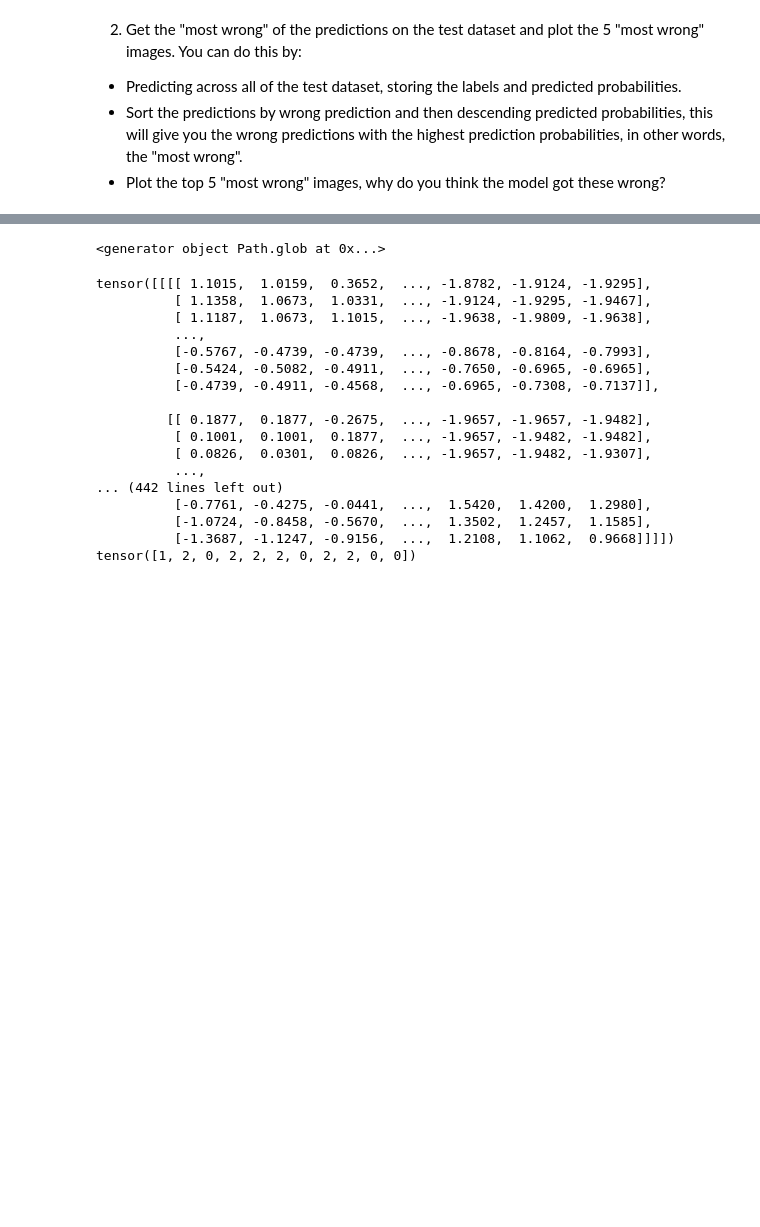
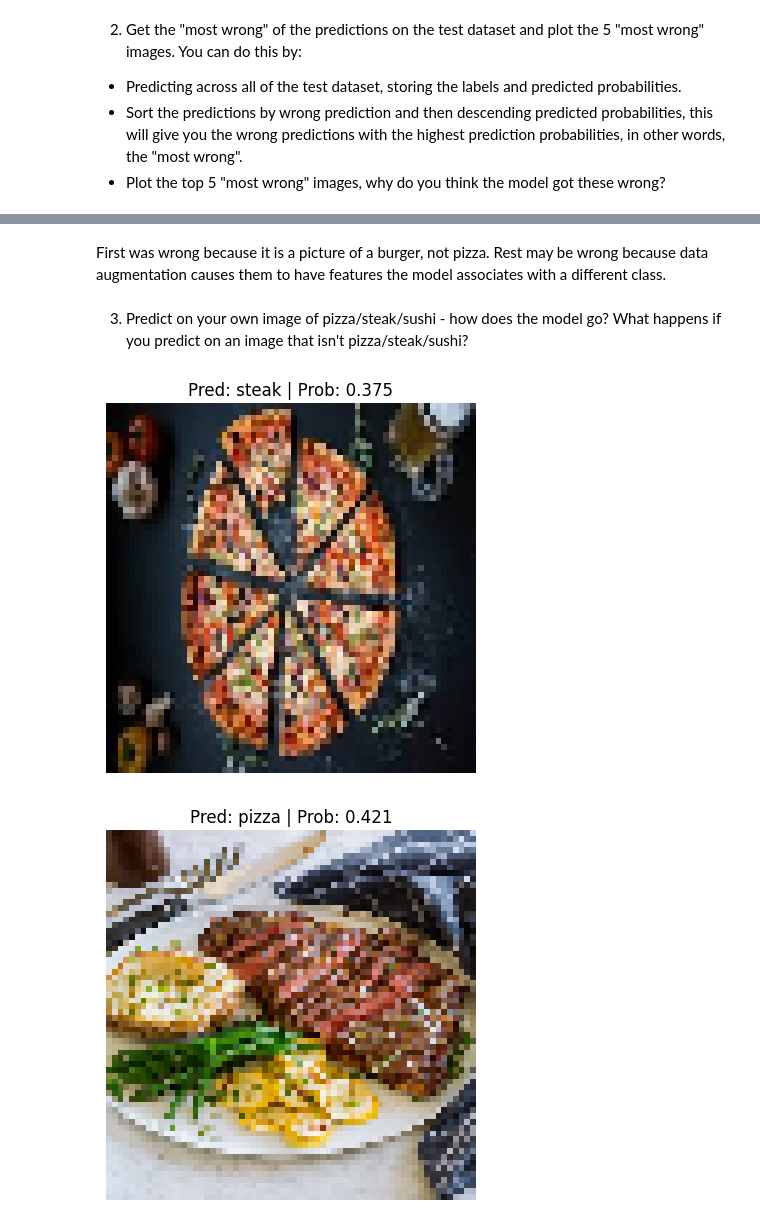
Before and after one commit to eac83/PyTorch_Practice, a Jupyter notebook: 06_PyTorch_Transfer_Learning.ipynb, the cells around one changed output, grey strips where cells are left out. Saved outputs shown, nothing was run; the diff lists cells and outputs as text; code cells hidden in the pictures; blank space fills up the shorter version.

```diff
--- a/06_PyTorch_Transfer_Learning.ipynb
+++ b/06_PyTorch_Transfer_Learning.ipynb
@@ -542,26 +514,48 @@ data/pizza_steak_sushi/test/steak/502076.jpg
-# %%
-print(Path(test_dir).glob('*/*.jpg'))
-# %% [output]
-<generator object Path.glob at 0x...>
-# %%
-for X, y in test_dataloader:
-    print(X)
-    print(y)
-# %% [output]
-tensor([[[[ 1.1015,  1.0159,  0.3652,  ..., -1.8782, -1.9124, -1.9295],
-          [ 1.1358,  1.0673,  1.0331,  ..., -1.9124, -1.9295, -1.9467],
-          [ 1.1187,  1.0673,  1.1015,  ..., -1.9638, -1.9809, -1.9638],
-          ...,
-          [-0.5767, -0.4739, -0.4739,  ..., -0.8678, -0.8164, -0.7993],
-          [-0.5424, -0.5082, -0.4911,  ..., -0.7650, -0.6965, -0.6965],
-          [-0.4739, -0.4911, -0.4568,  ..., -0.6965, -0.7308, -0.7137]],
-
-         [[ 0.1877,  0.1877, -0.2675,  ..., -1.9657, -1.9657, -1.9482],
-          [ 0.1001,  0.1001,  0.1877,  ..., -1.9657, -1.9482, -1.9482],
-          [ 0.0826,  0.0301,  0.0826,  ..., -1.9657, -1.9482, -1.9307],
-          ...,
-... (442 lines left out)
-          [-0.7761, -0.4275, -0.0441,  ...,  1.5420,  1.4200,  1.2980],
-          [-1.0724, -0.8458, -0.5670,  ...,  1.3502,  1.2457,  1.1585],
-          [-1.3687, -1.1247, -0.9156,  ...,  1.2108,  1.1062,  0.9668]]]])
-tensor([1, 2, 0, 2, 2, 2, 0, 2, 2, 0, 0])
+# %% [markdown]
+First was wrong because it is a picture of a burger, not pizza. Rest may be wrong because data augmentation causes them to have features the model associates with a different class.
+# %% [markdown]
+3. Predict on your own image of pizza/steak/sushi - how does the model go? What happens if you predict on an image that isn't pizza/steak/sushi?
+# %%
+from going_modular.utils import pred_and_plot_image
+
+device = 'cuda' if torch.cuda.is_available() else 'cpu'
+
+# Image paths
+pizza_path = Path('./data/pizza.jpeg')
+steak_path = Path('./data/steak.jpeg')
+sushi_path = Path('./data/sushi.jpeg')
+plant_path = Path('./data/plant.jpeg')
+
+# Transformation pipeline
+custom_image_transform = transforms.Compose([
+    transforms.Resize((64, 64))
+])
+
+# Predict on custom images
+pred_and_plot_image(model=model,
+                    image_path=pizza_path,
+                    device=device,
+                    class_names=class_names,
+                    transform=custom_image_transform)
+plt.show()
+pred_and_plot_image(model=model,
+                    image_path=steak_path,
+                    device=device,
+                    class_names=class_names,
+                    transform=custom_image_transform)
+plt.show()
+pred_and_plot_image(model=model,
+                    image_path=sushi_path,
+                    device=device,
+                    class_names=class_names,
+                    transform=custom_image_transform)
+plt.show()
+pred_and_plot_image(model=model,
+                    image_path=plant_path,
+                    device=device,
+                    class_names=class_names,
+                    transform=custom_image_transform)
+plt.show();
+# %% [output]
+[figure, added]
+[figure, added]
```
Also changed, not shown: parts of 22 cells of this notebook, 6 other files.
